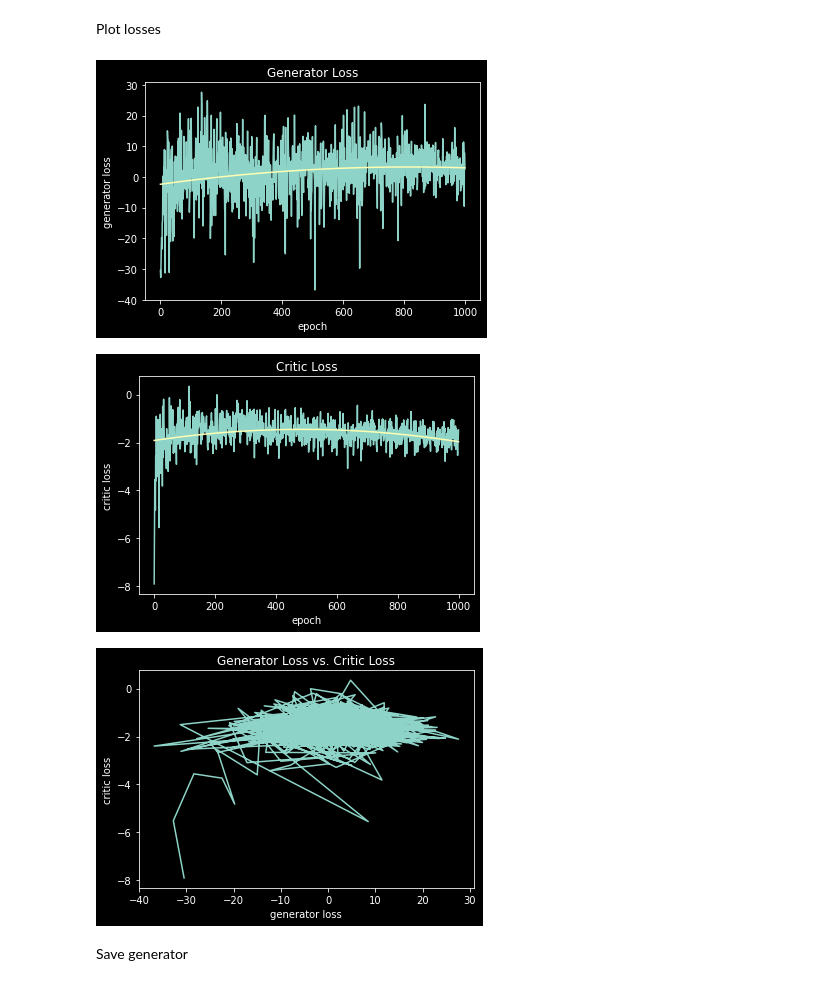
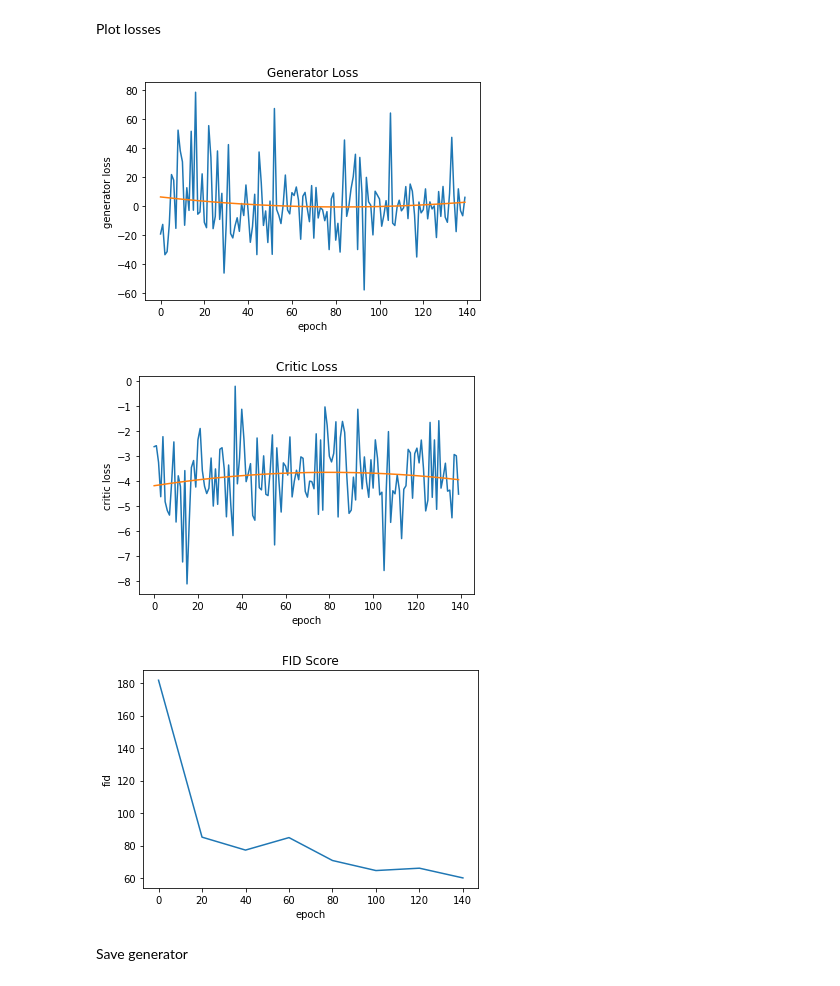
Before and after one commit to PScottZero/wgan-gp, a Jupyter notebook: wgan_gp.ipynb, the cells around one changed output. Saved outputs shown, nothing was run; the diff lists cells and outputs as text; code cells hidden in the pictures.

```diff
--- a/wgan_gp.ipynb
+++ b/wgan_gp.ipynb
@@ -40,13 +62,0 @@ Using 20000 files for validation.
-# %%
-num_examples = 49
-
-X = []
-while len(X) < num_examples:
-  X += list(dataset.as_numpy_iterator().next())
-
-fig = plt.figure(figsize=(12, 12))
-for i in range(num_examples):
-  grid_size = int(np.ceil(np.sqrt(num_examples)))
-  fig.add_subplot(grid_size, grid_size, i + 1)
-  plt.imshow(X[i] * 0.5 + 0.5)
-  plt.axis('off')
@@ -373,17 +425,20 @@ def restore(init_value, npy_file):
 # %% [markdown]
 Restore if necessary
 # %%
-checkpoint_num = None
+checkpoint_num = 7
 
 save_freq = 20
+fid_freq = 20
 
 seed = np.load(f'seeds/{dataset_name}_seed.npy')
 generator_losses = list(np.load(f'{losses_dir}/generator_losses.npy'))
 critic_losses = list(np.load(f'{losses_dir}/critic_losses.npy'))
+fid_scores = list(np.load(f'{losses_dir}/fid_scores.npy'))
 
 if checkpoint_num:
   generator_losses = generator_losses[:checkpoint_num * save_freq]
   critic_losses = critic_losses[:checkpoint_num * save_freq]
+  fid_scores = fid_scores[:(checkpoint_num * save_freq) // fid_freq + 1]
   with open(f'{checkpoint_dir}/checkpoint', 'w') as ckpt:
     ckpt.write(
       f'''
@@ -421,30 +476,30 @@ Plot losses
 # %%
 # plot generator loss
 plt.plot(generator_losses)
 plt.plot(generator_curve_x, generator_curve_y)
 plt.title('Generator Loss')
 plt.xlabel('epoch')
 plt.ylabel('generator loss')
 plt.show()
 
 # plot critic loss
 plt.plot(critic_losses)
 plt.plot(critic_curve_x, critic_curve_y)
 plt.title('Critic Loss')
 plt.xlabel('epoch')
 plt.ylabel('critic loss')
 plt.show()
 
-# show zero-sum
-plt.plot(generator_losses, critic_losses)
-plt.title('Generator Loss vs. Critic Loss')
-plt.xlabel('generator loss')
-plt.ylabel('critic loss')
+# plot fid scores
+plt.plot(np.arange(0, len(fid_scores) * 20, 20), fid_scores)
+plt.title('FID Score')
+plt.xlabel('epoch')
+plt.ylabel('fid')
 plt.show()
 # %% [output]
-[figure, old version]
+[figure, new version]
-[figure, old version]
+[figure, new version]
-[figure, old version]
+[figure, new version]
 # %% [markdown]
 Save generator
 # %%
```
Also changed, not shown: parts of 20 cells of this notebook, 2 other files.
